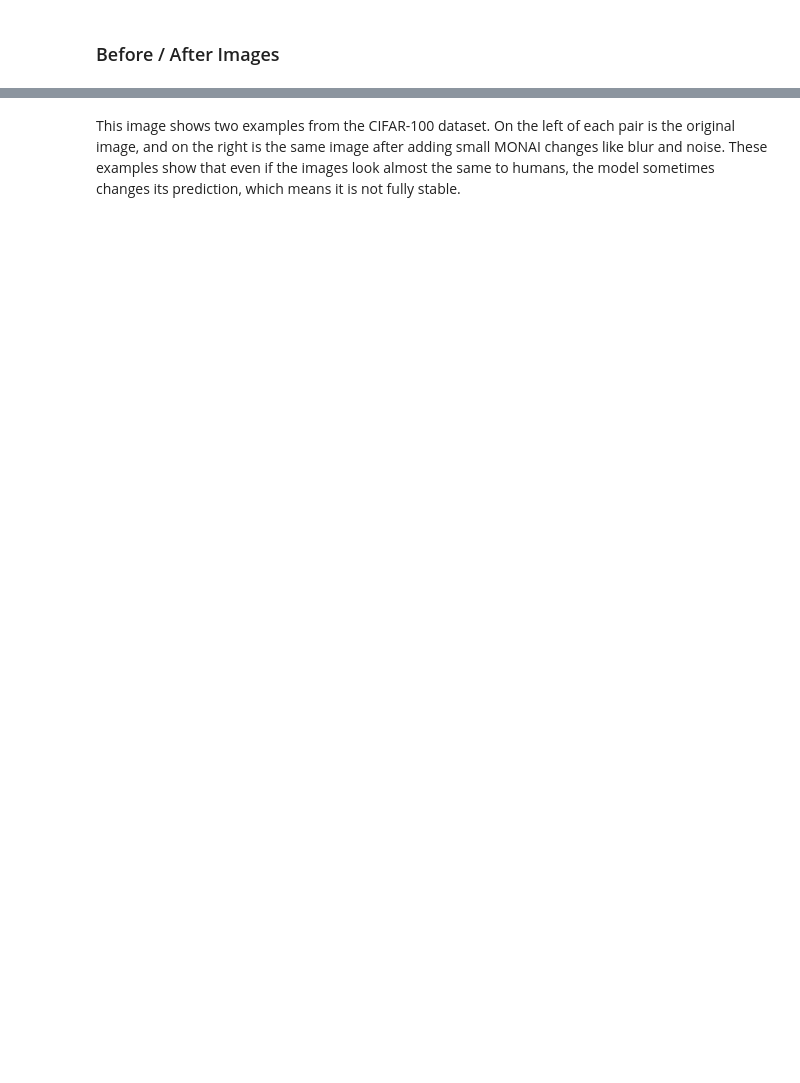
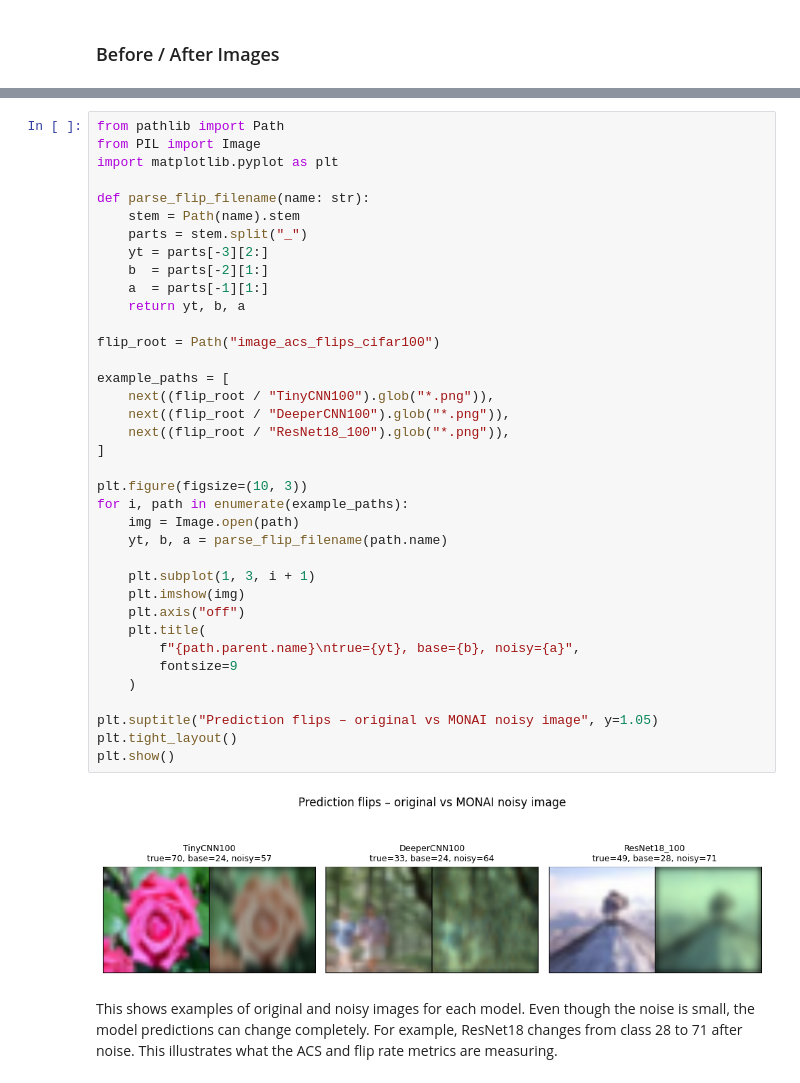
Before and after one commit to meyers-kim/AI-and-Cybersecurity-Project, a Jupyter notebook: acs_results.ipynb, the cells around one changed output, grey strips where cells are left out. Drawn from its saved outputs; the diff is of its cells as text; blank space fills up the shorter version.

```diff
--- a/acs_results.ipynb
+++ b/acs_results.ipynb
@@ -162,2 +171,43 @@ plt.show()
+# %%
+from pathlib import Path
+from PIL import Image
+import matplotlib.pyplot as plt
+
+def parse_flip_filename(name: str):
+    stem = Path(name).stem
+    parts = stem.split("_")
+    yt = parts[-3][2:]
+    b  = parts[-2][1:]
+    a  = parts[-1][1:]
+    return yt, b, a
+
+flip_root = Path("image_acs_flips_cifar100")
+
+example_paths = [
+    next((flip_root / "TinyCNN100").glob("*.png")),
+    next((flip_root / "DeeperCNN100").glob("*.png")),
+    next((flip_root / "ResNet18_100").glob("*.png")),
+]
+
+plt.figure(figsize=(10, 3))
+for i, path in enumerate(example_paths):
+    img = Image.open(path)
+    yt, b, a = parse_flip_filename(path.name)
+
+    plt.subplot(1, 3, i + 1)
+    plt.imshow(img)
+    plt.axis("off")
+    plt.title(
+        f"{path.parent.name}\ntrue={yt}, base={b}, noisy={a}",
+        fontsize=9
+    )
+
+plt.suptitle("Prediction flips – original vs MONAI noisy image", y=1.05)
+plt.tight_layout()
+plt.show()
+# %% [output]
+[figure, added]
 # %% [markdown]
-This image shows two examples from the CIFAR-100 dataset. On the left of each pair is the original image, and on the right is the same image after adding small MONAI changes like blur and noise. These examples show that even if the images look almost the same to humans, the model sometimes changes its prediction, which means it is not fully stable.
+This shows examples of original and noisy images for each model.
+Even though the noise is small, the model predictions can change completely. For example, ResNet18 changes from class 28 to 71 after noise.
+This illustrates what the ACS and flip rate metrics are measuring.
```
Also changed, not shown: parts of 10 cells of this notebook, 1 other file.
